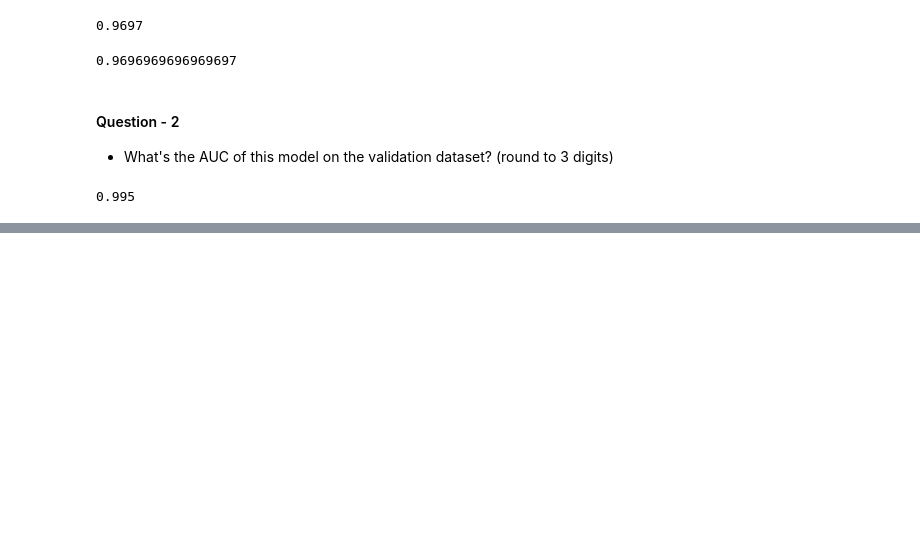
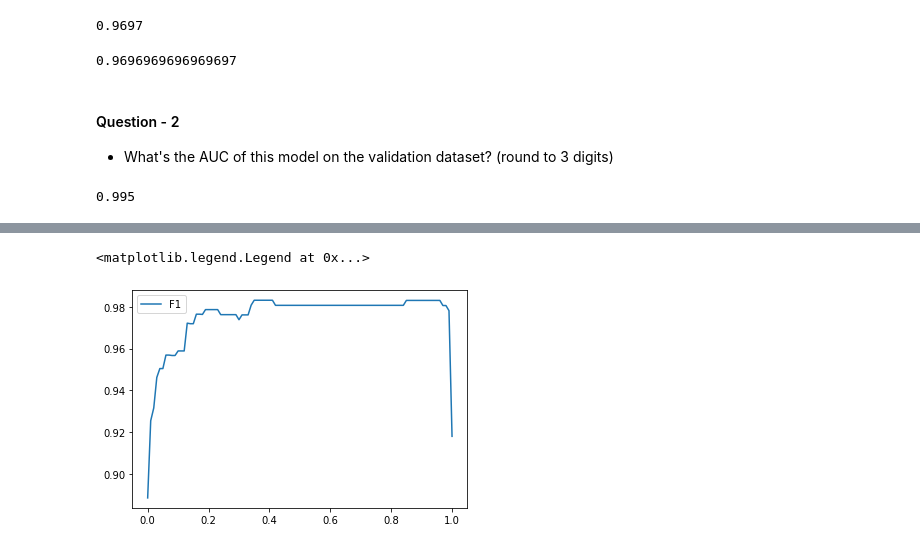
Before and after one commit to Biswadeep27/DataPrimer, a Jupyter notebook: MLZoomCamp/week_4/04-evaluation-homework.ipynb, the cells around one changed output, grey strips where cells are left out. Cells and saved outputs as stored; diff of their text form; code cells hidden in the pictures; blank space fills up the shorter version.

```diff
--- a/MLZoomCamp/week_4/04-evaluation-homework.ipynb
+++ b/MLZoomCamp/week_4/04-evaluation-homework.ipynb
@@ -198,0 +292,4 @@ round(roc_auc_score(y_val, y_val_pred),3)
+# %%
+F1 = 2 * (np.array(precisions) * np.array(recalls)) / (np.array(precisions) + np.array(recalls))
+
+F1
@@ -198,0 +314,6 @@ round(roc_auc_score(y_val, y_val_pred),3)
+# %%
+plt.plot(thresholds, F1, label='F1')
+plt.legend()
+# %% [output]
+<matplotlib.legend.Legend at 0x...>
+[figure, added]
```
Also changed, not shown: parts of 17 cells of this notebook.
